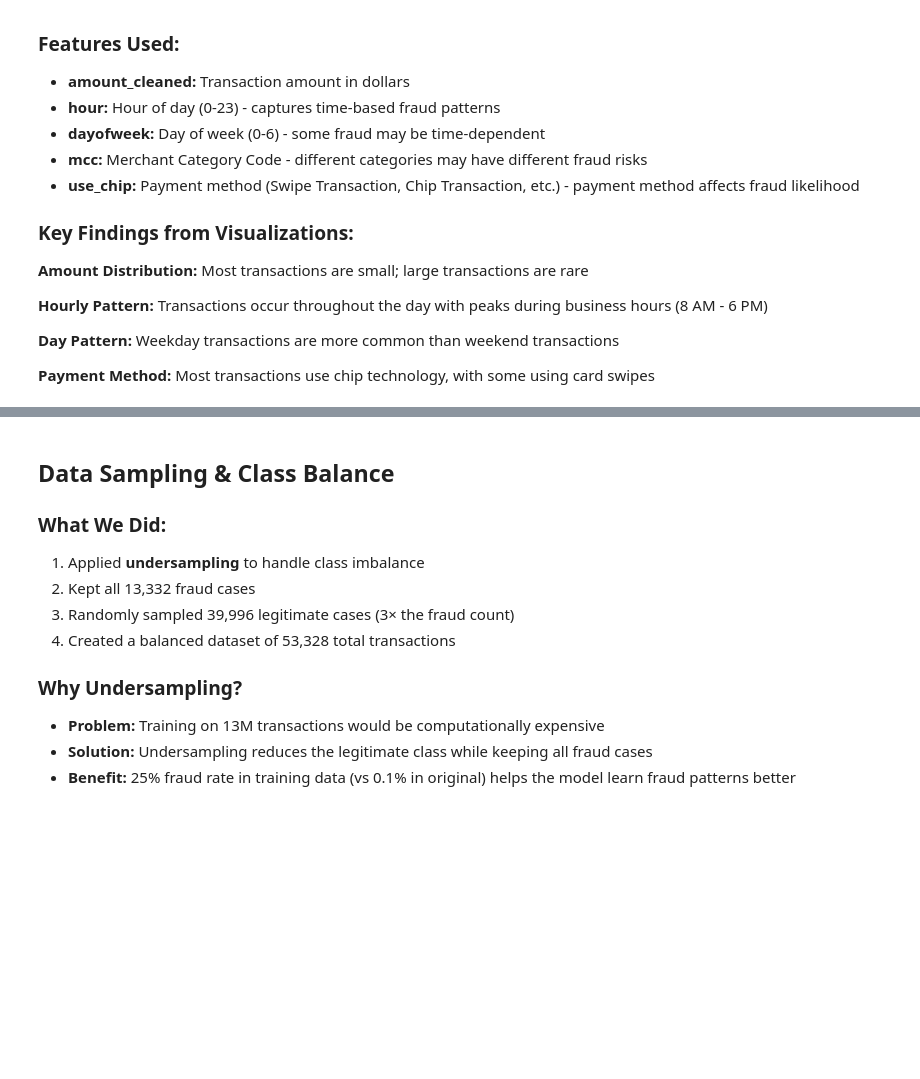
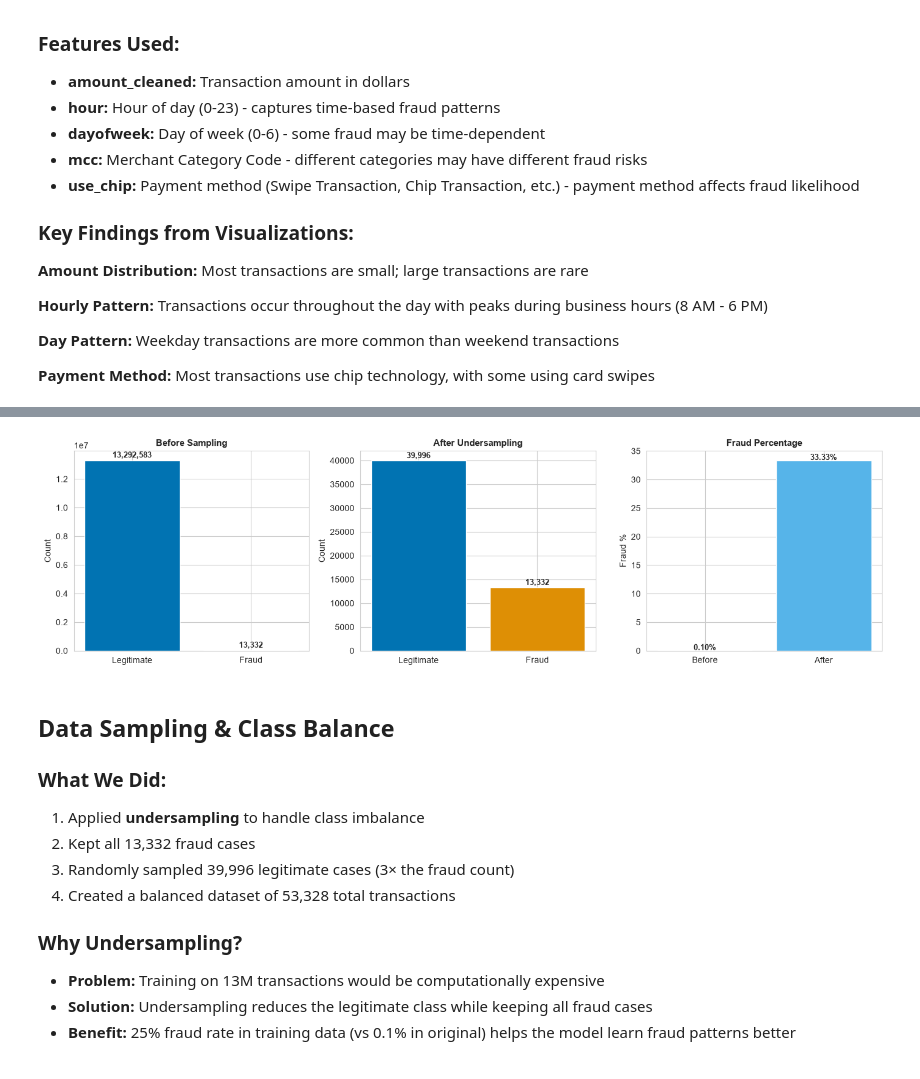
Before and after one commit to AI4ALLteam16a/financial-transaction-fraud-detection, a Jupyter notebook: svm_fraud_detection.ipynb, the cells around one changed output, grey strips where cells are left out. Cells and saved outputs as stored; diff of their text form; code cells hidden in the pictures; blank space fills up the shorter version.

```diff
--- a/svm_fraud_detection.ipynb
+++ b/svm_fraud_detection.ipynb
@@ -201,36 +228,44 @@ X_train, X_test, y_train, y_test = train_test_split(
 # %%
 # Visualize Sampling Impact
+# Colorblind-friendly palette (Okabe-Ito)
+color_legitimate = '#0173B2'  # Blue
+color_fraud = '#DE8F05'       # Orange
+color_before = '#999999'      # Gray
+color_after = '#56B4E9'       # Light Blue
+
 fig, axes = plt.subplots(1, 3, figsize=(14, 4))
 
 # Before sampling
 before_fraud = (y == 1).sum()
 before_legit = (y == 0).sum()
-axes[0].bar(['Legitimate', 'Fraud'], [before_legit, before_fraud], color=['#2ecc71', '#e74c3c'])
+axes[0].bar(['Legitimate', 'Fraud'], [before_legit, before_fraud], color=[color_legitimate, color_fraud])
 axes[0].set_title('Before Sampling', fontsize=11, fontweight='bold')
 axes[0].set_ylabel('Count')
 axes[0].text(0, before_legit + 200000, f'{before_legit:,}', ha='center', fontweight='bold', fontsize=9)
 axes[0].text(1, before_fraud + 200000, f'{before_fraud:,}', ha='center', fontweight='bold', fontsize=9)
 
 # After sampling
 after_fraud = (y_sampled == 1).sum()
 after_legit = (y_sampled == 0).sum()
-axes[1].bar(['Legitimate', 'Fraud'], [after_legit, after_fraud], color=['#2ecc71', '#e74c3c'])
+axes[1].bar(['Legitimate', 'Fraud'], [after_legit, after_fraud], color=[color_legitimate, color_fraud])
 axes[1].set_title('After Undersampling', fontsize=11, fontweight='bold')
 axes[1].set_ylabel('Count')
 axes[1].text(0, after_legit + 500, f'{after_legit:,}', ha='center', fontweight='bold', fontsize=9)
 axes[1].text(1, after_fraud + 500, f'{after_fraud:,}', ha='center', fontweight='bold', fontsize=9)
 
 # Class ratio comparison
 ratio_before = before_fraud / before_legit * 100
 ratio_after = after_fraud / after_legit * 100
-axes[2].bar(['Before', 'After'], [ratio_before, ratio_after], color=['#95a5a6', '#3498db'])
+axes[2].bar(['Before', 'After'], [ratio_before, ratio_after], color=[color_before, color_after])
 axes[2].set_title('Fraud Percentage', fontsize=11, fontweight='bold')
 axes[2].set_ylabel('Fraud %')
 axes[2].text(0, ratio_before + 0.01, f'{ratio_before:.2f}%', ha='center', fontweight='bold', fontsize=9)
 axes[2].text(1, ratio_after + 0.1, f'{ratio_after:.2f}%', ha='center', fontweight='bold', fontsize=9)
 
 plt.tight_layout()
 plt.show()
+# %% [output]
+[figure, added]
 # %% [markdown]
 ## Data Sampling & Class Balance
 
```
Also changed, not shown: parts of 6 cells of this notebook.
